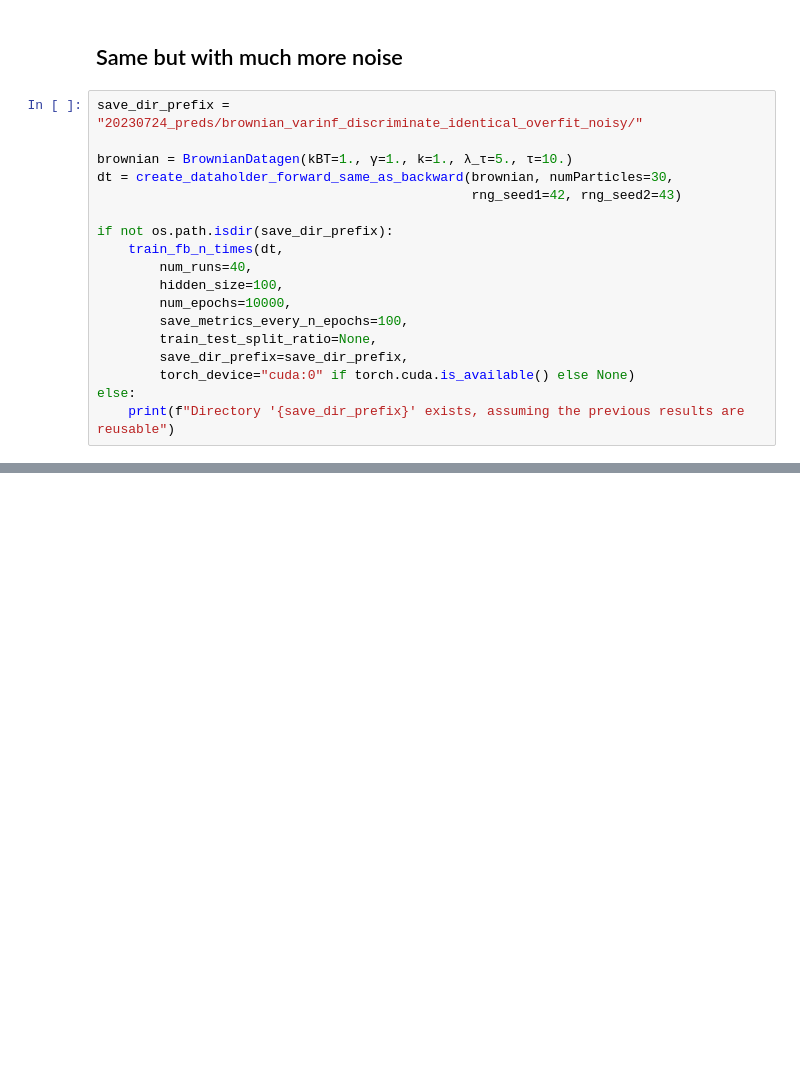
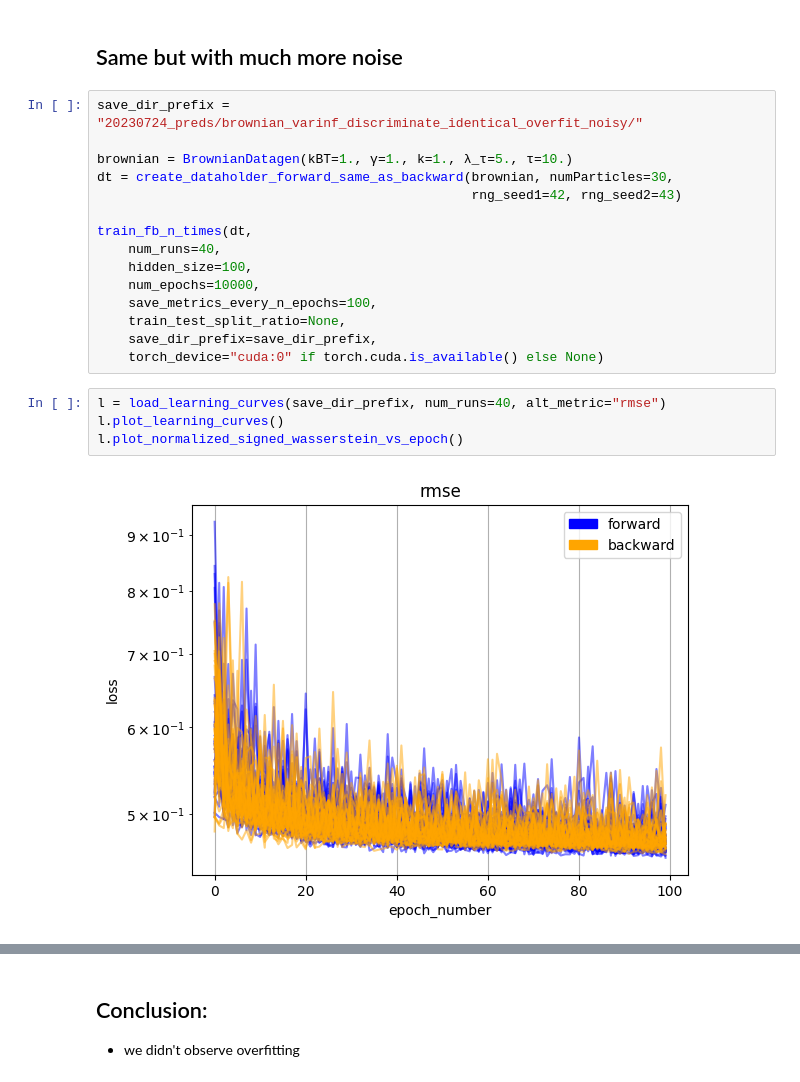
Before and after one commit to mathymess/reversibility-of-processes, a Jupyter notebook: bayesian_varinf_brownian_all-in_to_overfit.ipynb, the cells around one changed output, grey strips where cells are left out. Cells and saved outputs as stored; diff of their text form; blank space fills up the shorter version.

```diff
--- a/bayesian_varinf_brownian_all-in_to_overfit.ipynb
+++ b/bayesian_varinf_brownian_all-in_to_overfit.ipynb
@@ -37,14 +41,17 @@ brownian = BrownianDatagen(kBT=1., γ=1., k=1., λ_τ=5., τ=10.)
 dt = create_dataholder_forward_same_as_backward(brownian, numParticles=30,
                                                 rng_seed1=42, rng_seed2=43)
 
-if not os.path.isdir(save_dir_prefix):
-    train_fb_n_times(dt,
-        num_runs=40,
-        hidden_size=100,
-        num_epochs=10000,
-        save_metrics_every_n_epochs=100,
-        train_test_split_ratio=None,
-        save_dir_prefix=save_dir_prefix,
-        torch_device="cuda:0" if torch.cuda.is_available() else None)
-else:
-    print(f"Directory '{save_dir_prefix}' exists, assuming the previous results are reusable")
+train_fb_n_times(dt,
+    num_runs=40,
+    hidden_size=100,
+    num_epochs=10000,
+    save_metrics_every_n_epochs=100,
+    train_test_split_ratio=None,
+    save_dir_prefix=save_dir_prefix,
+    torch_device="cuda:0" if torch.cuda.is_available() else None)
+# %%
+l = load_learning_curves(save_dir_prefix, num_runs=40, alt_metric="rmse")
+l.plot_learning_curves()
+l.plot_normalized_signed_wasserstein_vs_epoch()
+# %% [output]
+[figure, added]
@@ -50,0 +59,4 @@ else:
+# %% [markdown]
+## Conclusion:
+
+- we didn't observe overfitting
```
Also changed, not shown: parts of 3 cells of this notebook.
